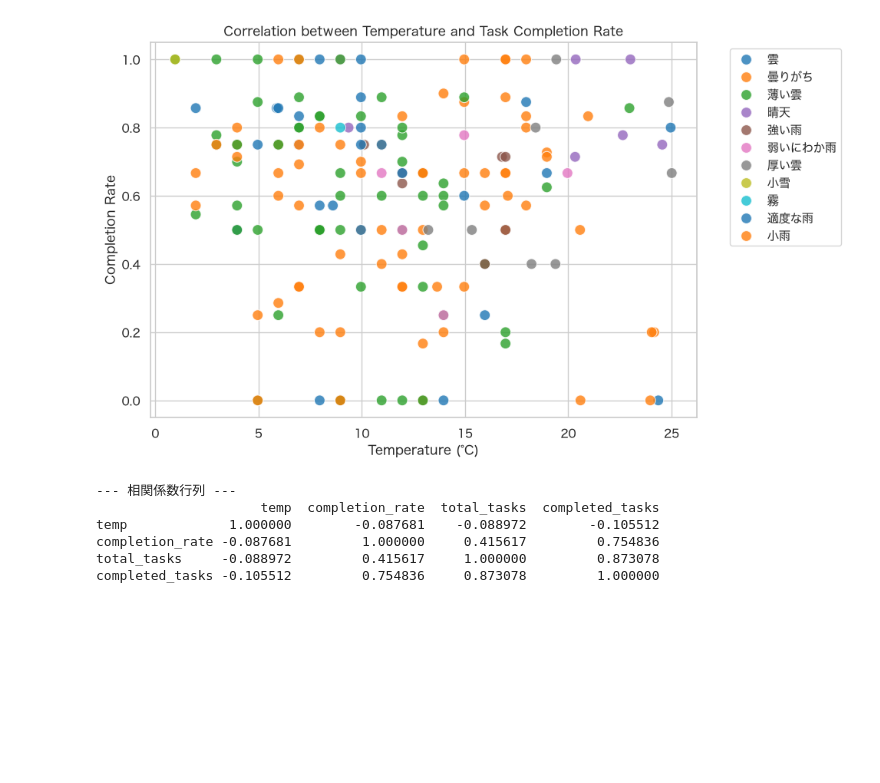
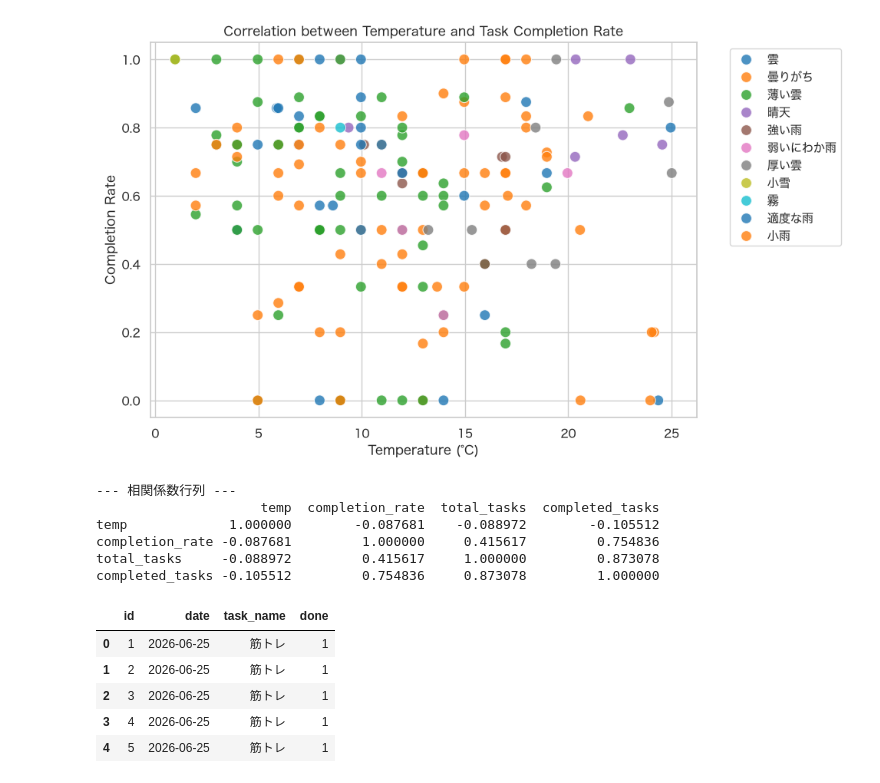
Before and after one commit to kinoshita-hiroki/daily_data, a Jupyter notebook: notebooks/daily_data_analysis.ipynb, the cells around one changed output. Saved outputs shown, nothing was run; the diff lists cells and outputs as text; code cells hidden in the pictures; blank space fills up the shorter version.

```diff
--- a/notebooks/daily_data_analysis.ipynb
+++ b/notebooks/daily_data_analysis.ipynb
@@ -388,3 +388,24 @@ temp             1.000000        -0.087681    -0.088972        -0.105512
 completion_rate -0.087681         1.000000     0.415617         0.754836
 total_tasks     -0.088972         0.415617     1.000000         0.873078
 completed_tasks -0.105512         0.754836     0.873078         1.000000
+# %%
+import pandas as pd
+import sqlite3
+
+
+conn = sqlite3.connect("../data/task_rpg.db")
+cursor = conn.cursor()
+
+df = pd.read_sql_query(
+    "SELECT * FROM task_logs",
+    conn
+)
+
+df.head()
+# %% [output]
+|  | id | date | task_name | done |
+| 0 | 1 | 2026-06-25 | 筋トレ | 1 |
+| 1 | 2 | 2026-06-25 | 筋トレ | 1 |
+| 2 | 3 | 2026-06-25 | 筋トレ | 1 |
+| 3 | 4 | 2026-06-25 | 筋トレ | 1 |
+| 4 | 5 | 2026-06-25 | 筋トレ | 1 |
```
Also changed, not shown: parts of 2 cells of this notebook, 2 other files.
